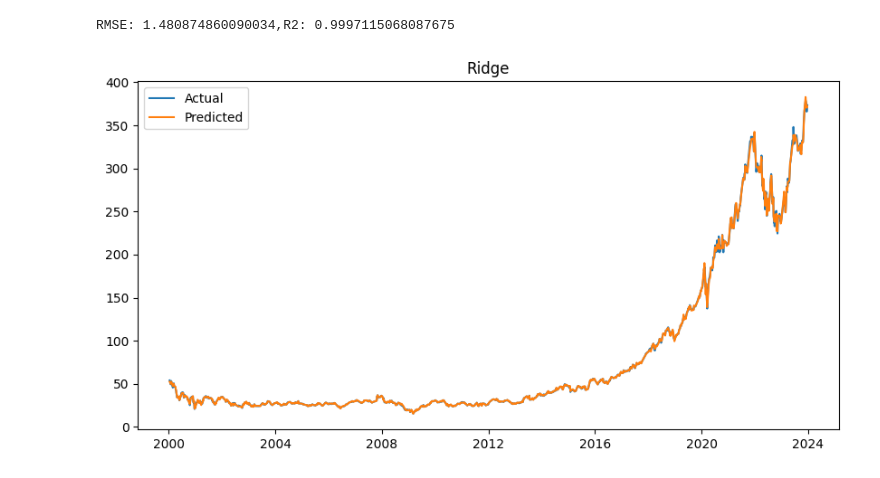
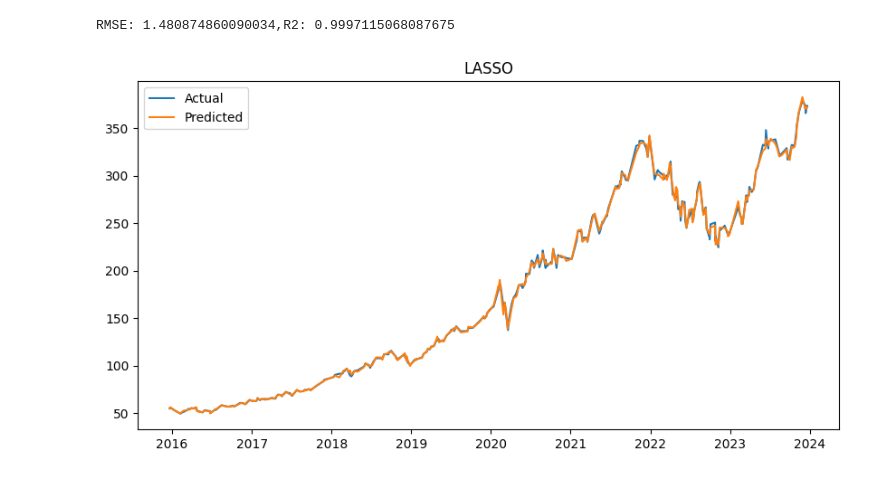
Before and after one commit to Pearlcentt/Group18-ML-StockPricePrediciton, a Jupyter notebook: linear regression/LinearRegression.ipynb, the cells around one changed output. Cells and saved outputs as stored; diff of their text form; code cells hidden in the pictures.

```diff
--- a/linear regression/LinearRegression.ipynb
+++ b/linear regression/LinearRegression.ipynb
@@ -231,10 +231,10 @@ results = pd.DataFrame({'Actual':y_test, 'Predicted':pred})
 results.sort_index(inplace=True)
 # %%
 plt.figure(figsize=(10,5))
-plt.plot(results['Actual'],label ='Actual')
-plt.plot(results['Predicted'],label = 'Predicted')
-plt.title('Ridge')
+plt.plot(results['Actual'][-365:],label ='Actual')
+plt.plot(results['Predicted'][-365:],label = 'Predicted')
+plt.title('LASSO')
 plt.legend()
 plt.show()
 # %% [output]
-[figure, old version]
+[figure, new version]
```
Also changed, not shown: parts of 4 cells of this notebook.
